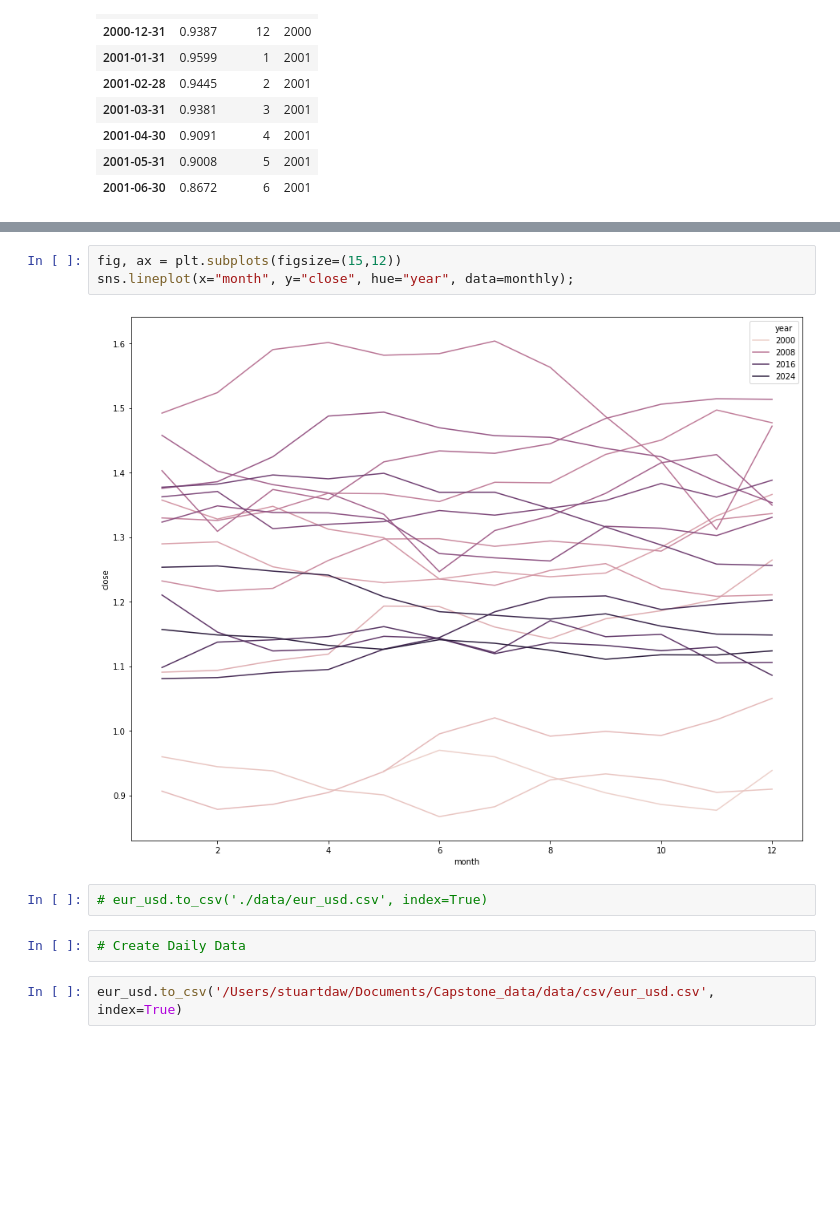
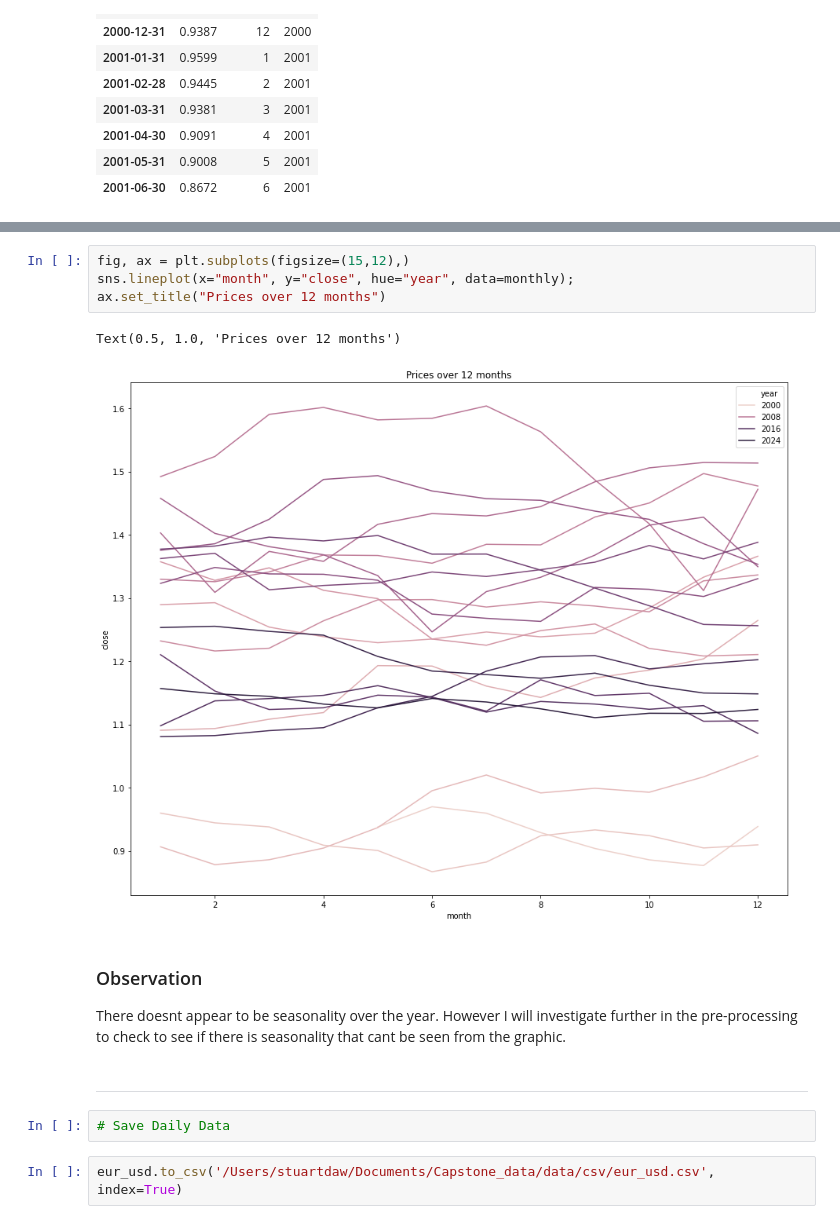
Before and after one commit to stuartdaw/Capstone_Forex, a Jupyter notebook: 1.0 Load Data and EDA.ipynb, the cells around one changed output, grey strips where cells are left out. Saved outputs shown, nothing was run; the diff lists cells and outputs as text; blank space fills up the shorter version.

Commit message:
Load data and EDA Updated

```diff
--- a/1.0 Load Data and EDA.ipynb
+++ b/1.0 Load Data and EDA.ipynb
@@ -308,11 +282,17 @@ monthly.groupby(['year','month']).max()
 # %%
-fig, ax = plt.subplots(figsize=(15,12))
+fig, ax = plt.subplots(figsize=(15,12),)
 sns.lineplot(x="month", y="close", hue="year", data=monthly);
+ax.set_title("Prices over 12 months")
 # %% [output]
+Text(0.5, 1.0, 'Prices over 12 months')
-[figure, old version]
+[figure, new version]
-# %%
-# eur_usd.to_csv('./data/eur_usd.csv', index=True)
+# %% [markdown]
+### Observation
+
+There doesnt appear to be seasonality over the year. However I will investigate further in the pre-processing to check to see if there is seasonality that cant be seen from the graphic.
+# %% [markdown]
+---
 # %%
-# Create Daily Data
+# Save Daily Data
 # %%
 eur_usd.to_csv('/Users/stuartdaw/Documents/Capstone_data/data/csv/eur_usd.csv', index=True)
```
Also changed, not shown: parts of 49 cells of this notebook, 1 other file.
